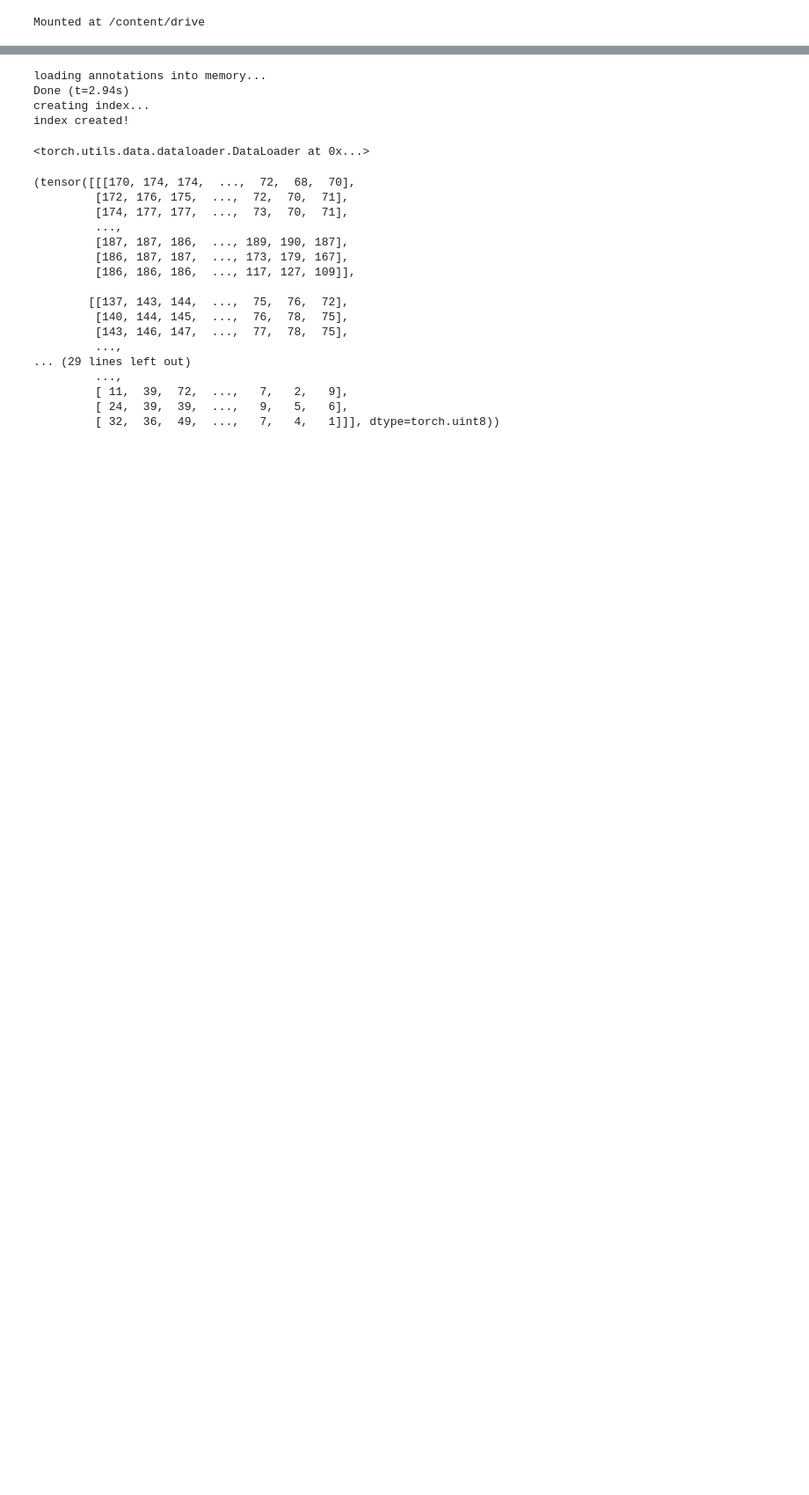
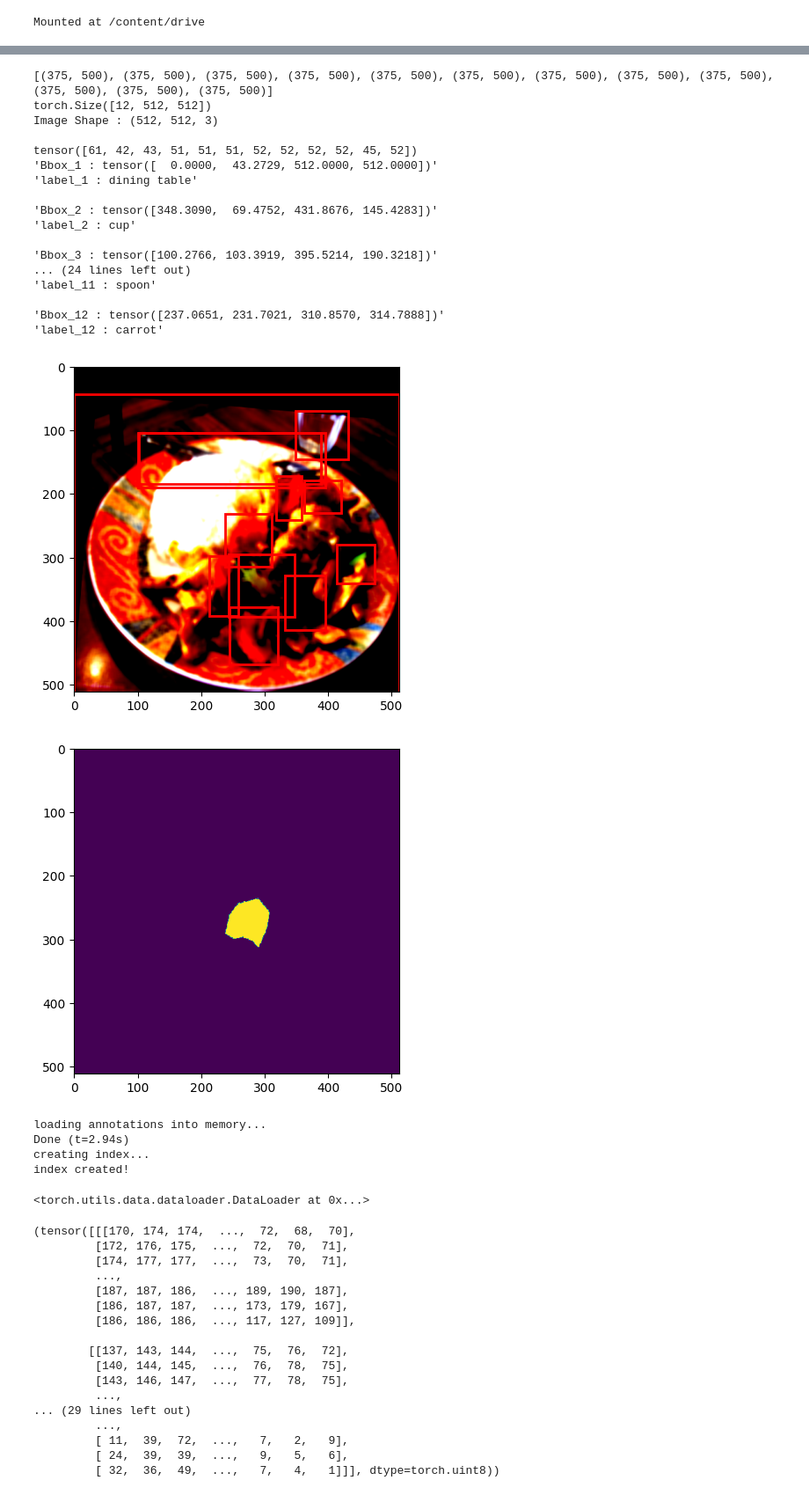
Before and after one commit to tlminhkhoa/SOLO-implementation, a Jupyter notebook: Dataset.ipynb, the cells around one changed output, grey strips where cells are left out. Shown at 88% size. Cells and saved outputs as stored; diff of their text form; code cells hidden in the pictures; blank space fills up the shorter version.

```diff
--- a/Dataset.ipynb
+++ b/Dataset.ipynb
@@ -38,7 +42,7 @@ class CocoV2(Dataset):
   CLASSES = COCO_CLASSES
   def __init__(self,annotations_file, transforms=None, target_transform=None):
     self.annotations_file = annotations_file
-    self.coco = COCO(annFile)
+    self.coco = COCO(self.annotations_file)
 
     whole_image_ids = list(sorted(self.coco.imgs.keys()))
     self.ids = []
@@ -108,9 +112,13 @@ class CocoV2(Dataset):
     # print(target['boxes'])
     target['image_id'] = torch.as_tensor(target['image_id'], dtype=torch.int32)
     target['boxes'] = torch.as_tensor(target['boxes'], dtype=torch.float32)
-    # print(target['boxes'])
+    # print(target['masks'])
     # target['masks'] = torch.as_tensor(target['masks'], dtype=torch.uint8)
+    # print(np.array(target['masks']))
     # target['masks'] = torch.from_numpy(np.array(target['masks']))
+    # print("stack mask")
+    target['masks'] = torch.stack(target['masks'])
+    # print(target['masks'].shape)
     target['labels'] = torch.as_tensor(target['labels'], dtype=torch.int64)
     target['area'] = torch.as_tensor(target['area'], dtype=torch.float32)
     target['iscrowd'] = torch.as_tensor(target['iscrowd'], dtype=torch.uint8)
@@ -148,10 +156,10 @@ class CocoV2(Dataset):
         # Strangely, when only the mask is converted to NumPy, an error occurs.
         # It seems that albumentations does not support it.
         masks = [self.coco.annToMask(annot) for annot in annots]
-
-        # mask = torch.LongTensor(np.max(np.stack([self.annotations.annToMask(ann) * ann["category_id"]
+        # print([x.shape for x in masks])
+        # masks = torch.LongTensor(np.max(np.stack([self.coco.annToMask(ann) * ann["category_id"]
         #                                          for ann in annots]), axis=0)).unsqueeze(0)
-
+        # print(masks[0,...].shape)
         return {'image_id': torch.tensor([image_id]), 'boxes': boxes, 'masks': masks, 'labels': labels, 'area': area, 'iscrowd': iscrowd}
 # %%
 # # 521819 has 30
@@ -180,10 +188,10 @@ annFile = "/content/drive/MyDrive/SOLO-implementation/instances_val2017.json"
 transforms = A.Compose([
         # Mosaic(img_size=256, dataset_obj=dataset, p=1),
         A.Resize(512, 512),
-        # A.HorizontalFlip(p=1),
-        # A.Affine(p=1),
-        # A.Blur(p=1),
-        # A.Normalize(mean=(0.485, 0.456, 0.406), std=(0.229, 0.224, 0.225)),
+        A.HorizontalFlip(p=1),
+        A.Affine(p=1),
+        A.Blur(p=1),
+        A.Normalize(mean=(0.485, 0.456, 0.406), std=(0.229, 0.224, 0.225)),
         ToTensorV2()
     ], bbox_params=A.BboxParams(format='pascal_voc', label_fields=['category_ids']))
 
@@ -240,3 +259,22 @@ TypeError: ignored
+[(375, 500), (375, 500), (375, 500), (375, 500), (375, 500), (375, 500), (375, 500), (375, 500), (375, 500), (375, 500), (375, 500), (375, 500)]
+torch.Size([12, 512, 512])
+Image Shape : (512, 512, 3)
+
+tensor([61, 42, 43, 51, 51, 51, 52, 52, 52, 52, 45, 52])
+'Bbox_1 : tensor([  0.0000,  43.2729, 512.0000, 512.0000])'
+'label_1 : dining table'
+
+'Bbox_2 : tensor([348.3090,  69.4752, 431.8676, 145.4283])'
+'label_2 : cup'
+
+'Bbox_3 : tensor([100.2766, 103.3919, 395.5214, 190.3218])'
+... (24 lines left out)
+'label_11 : spoon'
+
+'Bbox_12 : tensor([237.0651, 231.7021, 310.8570, 314.7888])'
+'label_12 : carrot'
+[figure, added]
+[figure, added]
 # %%
 # mask = torch.LongTensor(np.max(np.stack([self.annotations.annToMask(ann) * ann["category_id"]
 #                                                  for ann in anns]), axis=0)).unsqueeze(0)
```
Also changed, not shown: parts of 3 cells of this notebook, 16 other files.
